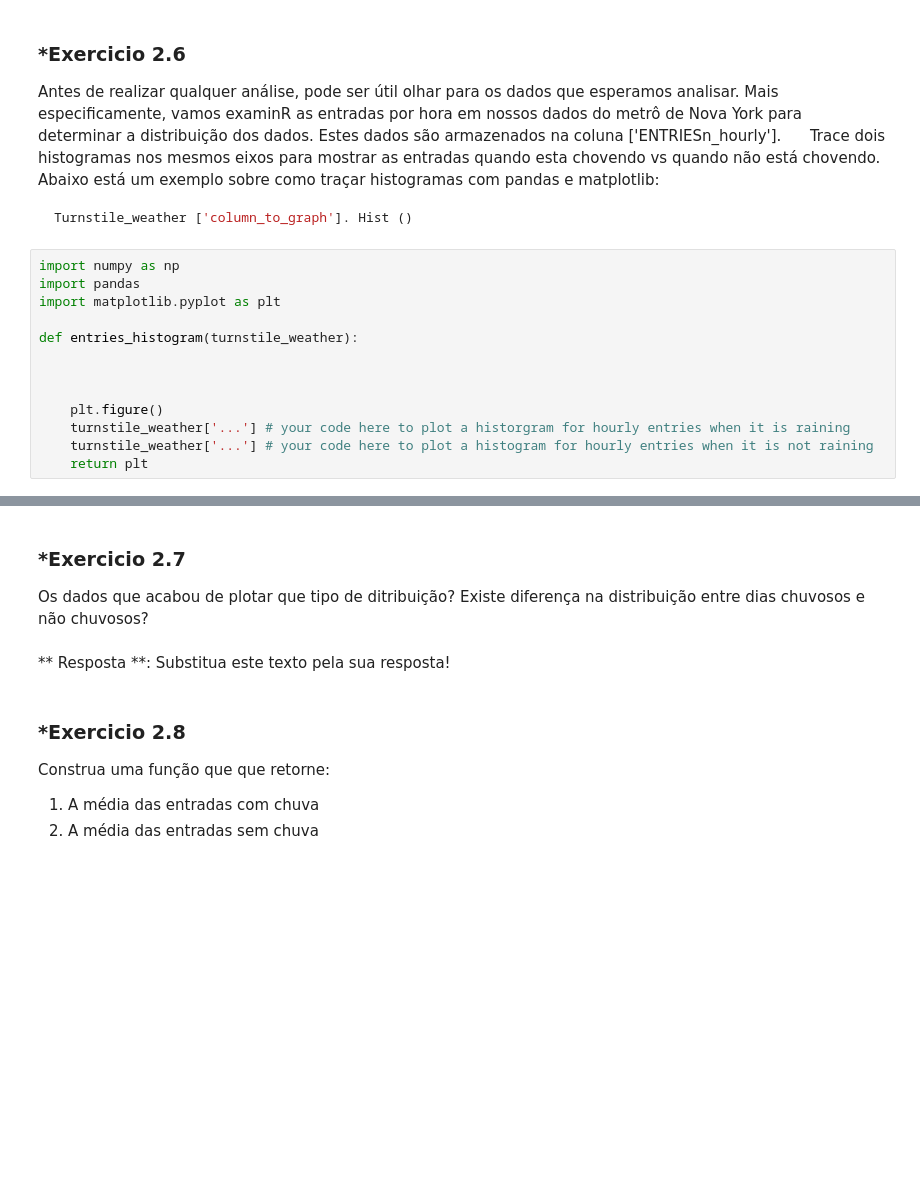
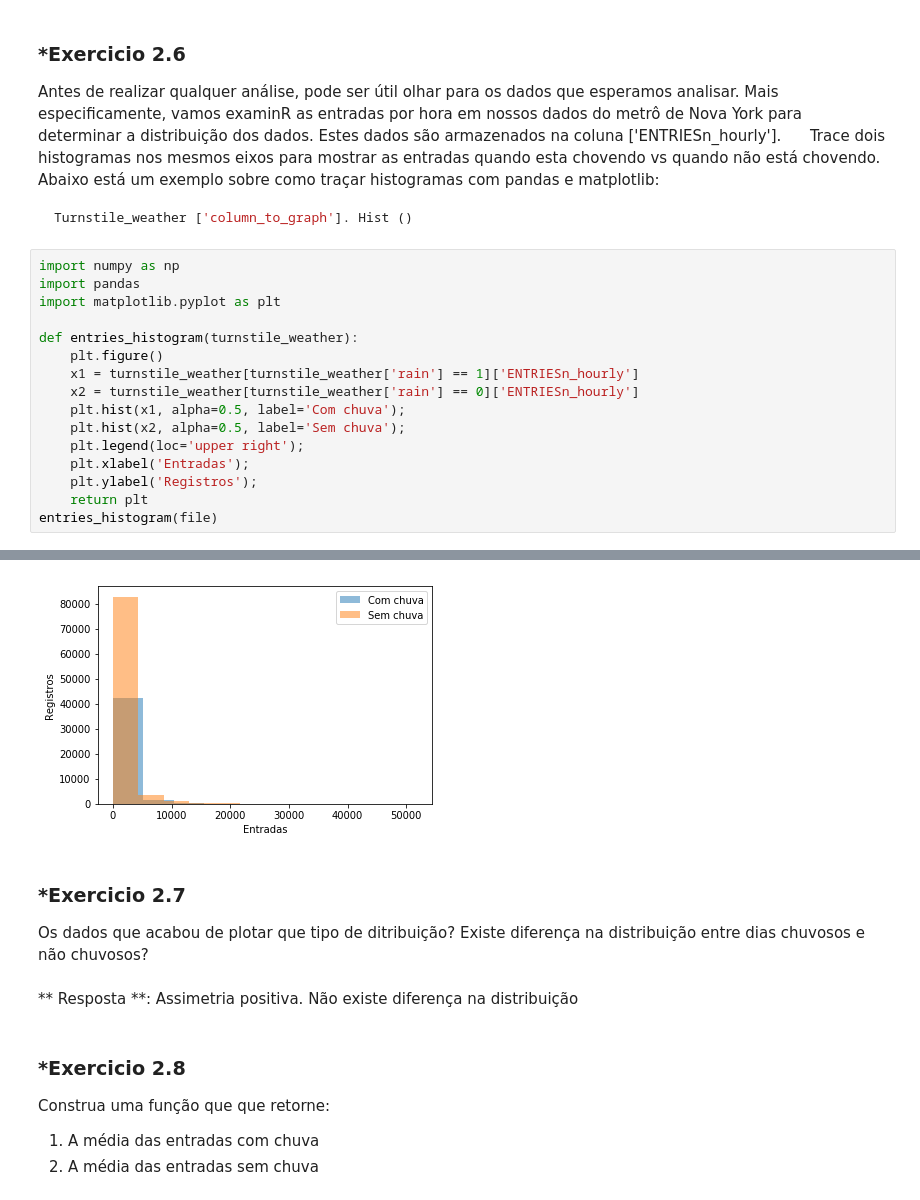
Before and after one commit to thileite/New-York-Subway, a Jupyter notebook: analyzing-subway-data-ndfdsi.ipynb, the cells around one changed output, grey strips where cells are left out. Saved outputs shown, nothing was run; the diff lists cells and outputs as text; blank space fills up the shorter version.

````diff
--- a/analyzing-subway-data-ndfdsi.ipynb
+++ b/analyzing-subway-data-ndfdsi.ipynb
@@ -406,16 +411,20 @@ Abaixo está um exemplo sobre como traçar histogramas com pandas e matplotlib:
 ```python
 Turnstile_weather ['column_to_graph']. Hist ()
 ```
-# %%
-import numpy as np
-import pandas
-import matplotlib.pyplot as plt
-
-def entries_histogram(turnstile_weather):
-
-
-
-    plt.figure()
-    turnstile_weather['...'] # your code here to plot a historgram for hourly entries when it is raining
-    turnstile_weather['...'] # your code here to plot a histogram for hourly entries when it is not raining
-    return plt
+# %%
+import numpy as np
+import pandas
+import matplotlib.pyplot as plt
+
+def entries_histogram(turnstile_weather):
+    plt.figure()
+    x1 = turnstile_weather[turnstile_weather['rain'] == 1]['ENTRIESn_hourly']
+    x2 = turnstile_weather[turnstile_weather['rain'] == 0]['ENTRIESn_hourly']
+    plt.hist(x1, alpha=0.5, label='Com chuva');
+    plt.hist(x2, alpha=0.5, label='Sem chuva');
+    plt.legend(loc='upper right');
+    plt.xlabel('Entradas');
+    plt.ylabel('Registros');
+    return plt
+entries_histogram(file)
+# %% [output]
@@ -422,9 +432,10 @@ def entries_histogram(turnstile_weather):
+[figure, added]
 # %% [markdown]
 ### *Exercicio 2.7
 
 Os dados que acabou de plotar que tipo de ditribuição? Existe diferença na distribuição entre dias chuvosos e não chuvosos?
-# %% [markdown]
-** Resposta **: Substitua este texto pela sua resposta!
+# %% [markdown]
+** Resposta **: Assimetria positiva. Não existe diferença na distribuição
 # %% [markdown]
 ### *Exercicio 2.8
 
````
Also changed, not shown: parts of 6 cells of this notebook.
